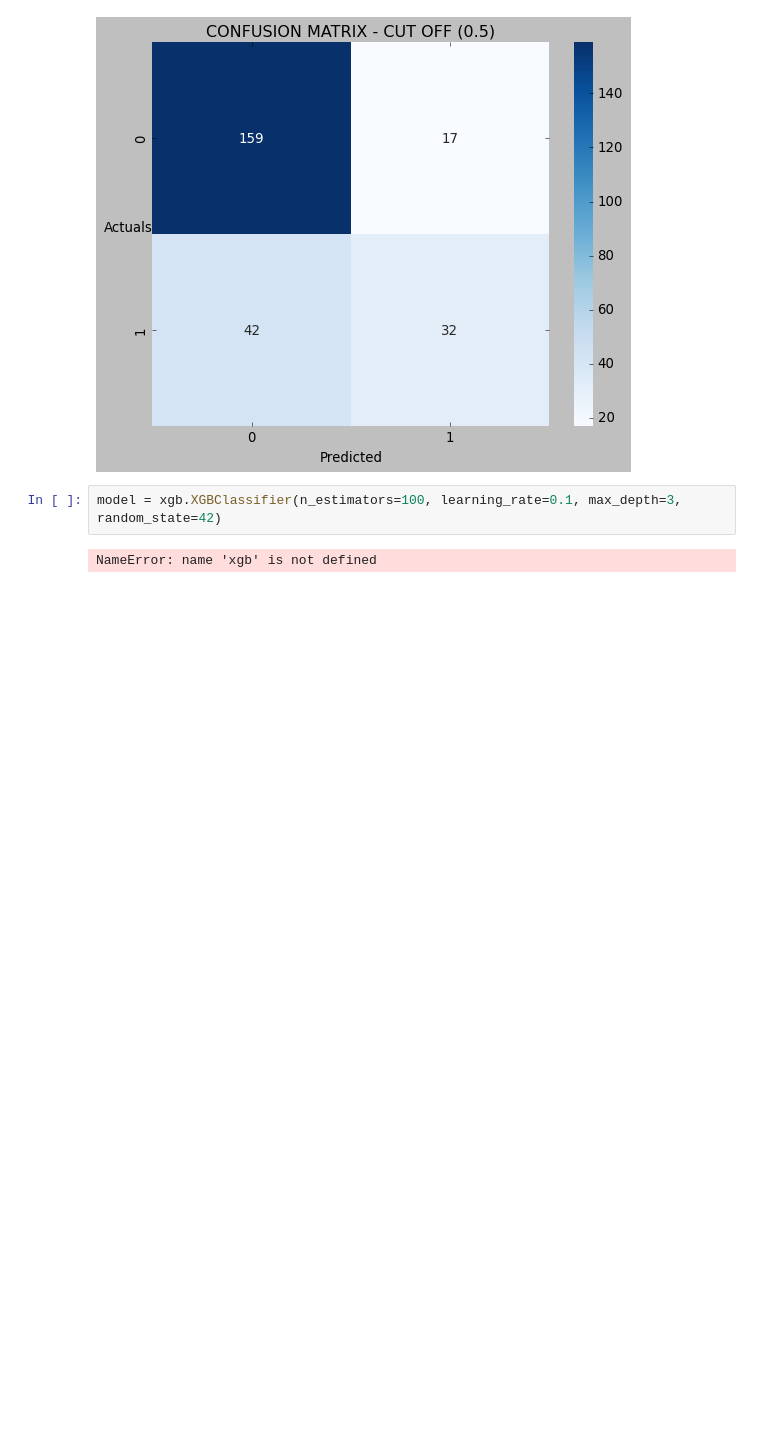
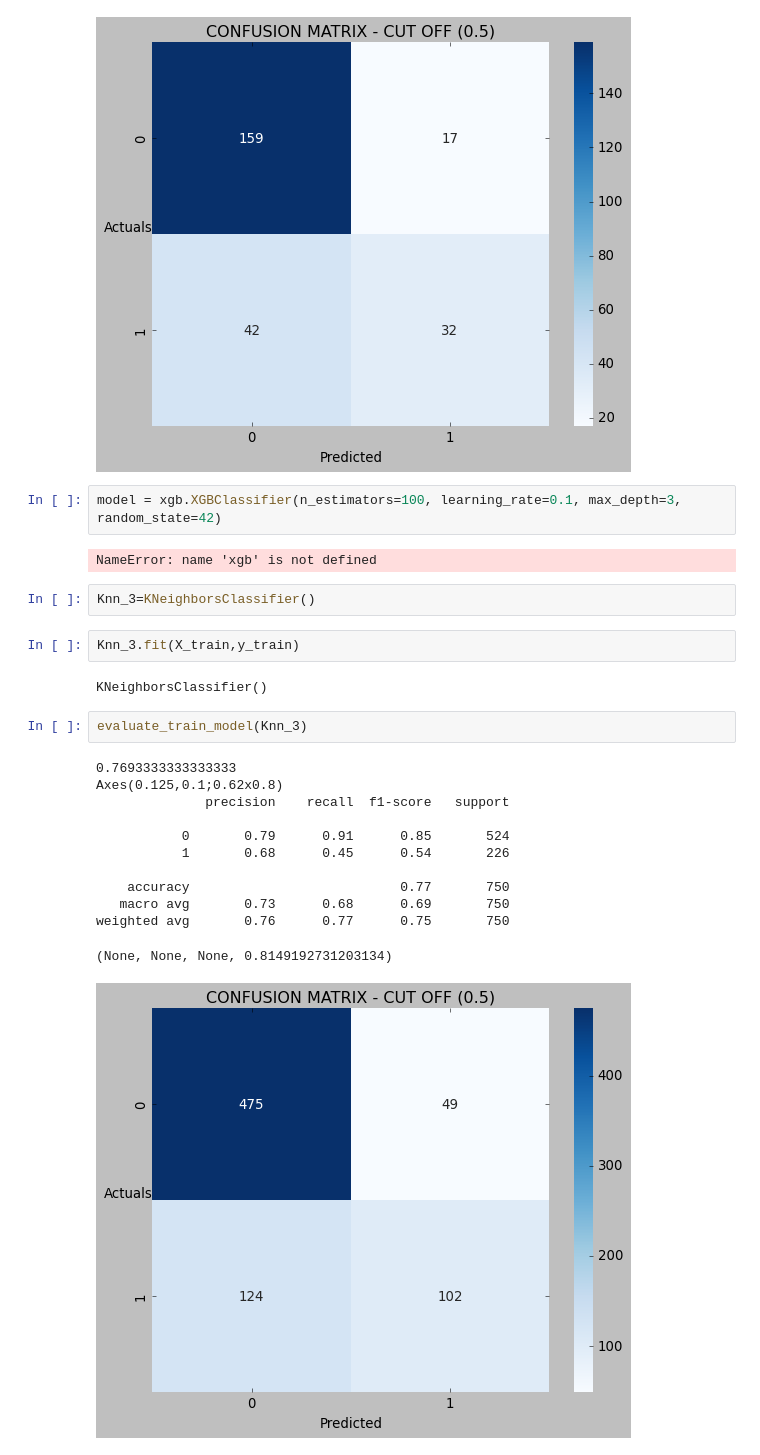
Before and after one commit to kumarideepali0402/AI-ML, a Jupyter notebook: DecisionTree and n-sampling.ipynb, the cells around one changed output. Cells and saved outputs as stored; diff of their text form; blank space fills up the shorter version.

```diff
--- a/DecisionTree and n-sampling.ipynb
+++ b/DecisionTree and n-sampling.ipynb
@@ -588,3 +588,24 @@ weighted avg       0.75      0.76      0.75       250
 model = xgb.XGBClassifier(n_estimators=100, learning_rate=0.1, max_depth=3, random_state=42)
 # %% [output]
 NameError: name 'xgb' is not defined
+# %%
+Knn_3=KNeighborsClassifier()
+# %%
+Knn_3.fit(X_train,y_train)
+# %% [output]
+KNeighborsClassifier()
+# %%
+evaluate_train_model(Knn_3)
+# %% [output]
+0.7693333333333333
+Axes(0.125,0.1;0.62x0.8)
+              precision    recall  f1-score   support
+
+           0       0.79      0.91      0.85       524
+           1       0.68      0.45      0.54       226
+
+    accuracy                           0.77       750
+   macro avg       0.73      0.68      0.69       750
+weighted avg       0.76      0.77      0.75       750
+(None, None, None, 0.8149192731203134)
+[figure, added]
```
Also changed, not shown: parts of 15 cells of this notebook, 2 other files.
